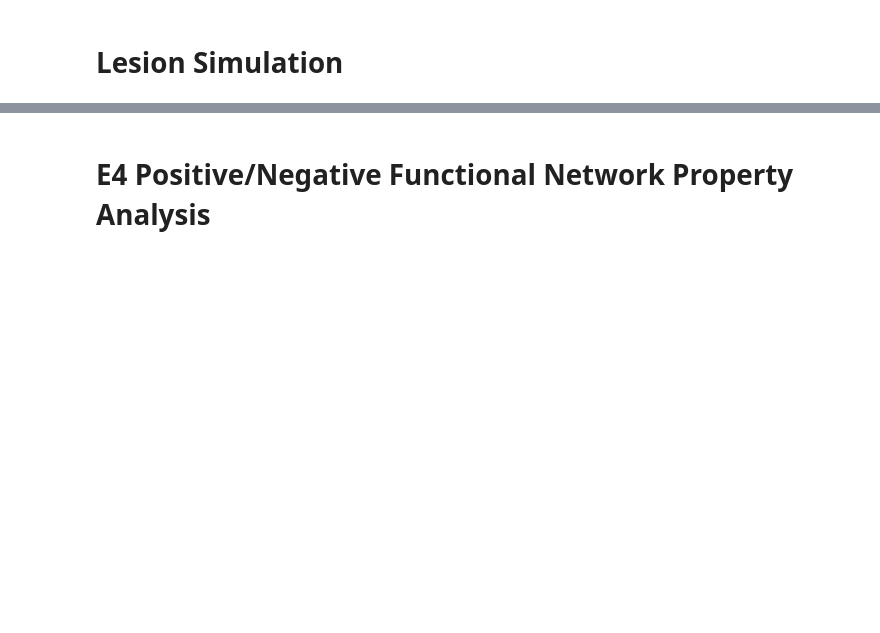
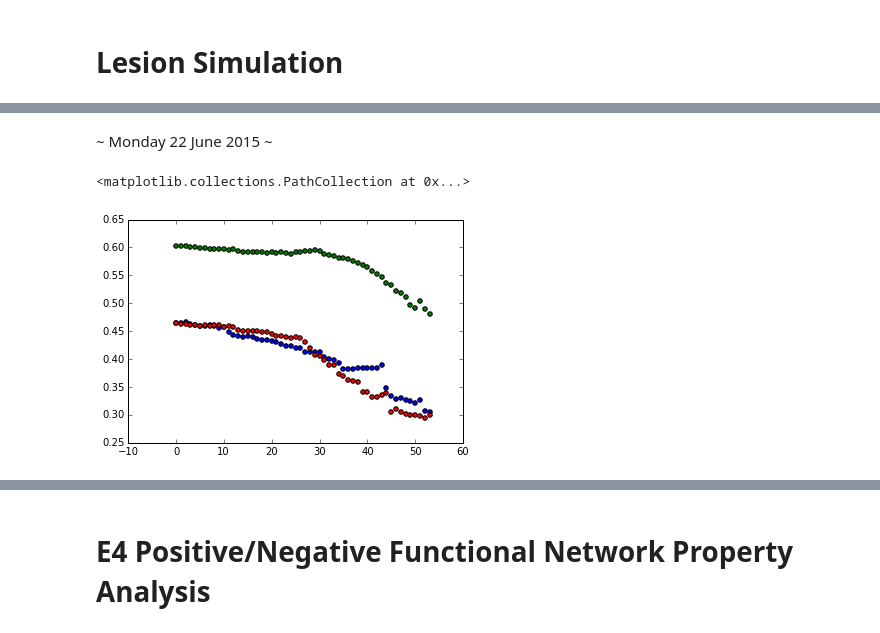
Before and after one commit to dinodigma/research, a Jupyter notebook: dino_surf15.ipynb, the cells around one changed output, grey strips where cells are left out. Cells and saved outputs as stored; diff of their text form; code cells hidden in the pictures; blank space fills up the shorter version.

Commit message:
june22

```diff
--- a/dino_surf15.ipynb
+++ b/dino_surf15.ipynb
@@ -43,11 +43,20 @@ def get_subsess(path):
     return path[ind1:ind2]
 
 def is_geno_pos(ss):
-    num_copies = subject_summary[subject_summary.Subsess == ss].values[0][6]
-    if num_copies not in [0, 1, 2]:
-        print "No genotype data: " + find_id(ss)
+    if len(ss) > 7:
+        num_copies = subject_summary[subject_summary.Subsess == ss].values[0][6]
+        if num_copies not in [0, 1, 2]:
+            print "No genotype data: " + find_id(ss)
+            return
+        else:
+            return num_copies > 0.0
     else:
-        return num_copies > 0.0
+        num_copies = subject_summary[subject_summary.LBLID == ss].values[0][6]
+        if num_copies not in [0, 1, 2]:
+            print "No genotype data: " + find_id(ss)
+            return
+        else:
+            return num_copies > 0.0
 # %% [markdown]
 ~ Wednesday 17 June 2015 ~
 # %% [markdown]
@@ -383,0 +428,3 @@ array([ [64, 1, 4, 38, 39, 8, 9, 71, 77, 15, 48, 72, 20, 23, 56, 25, 58, 29, 30,
+# %%
+fnet = group_net.copy()
+pnet = thr_pib_net.copy()
@@ -383,0 +497,38 @@ array([ [64, 1, 4, 38, 39, 8, 9, 71, 77, 15, 48, 72, 20, 23, 56, 25, 58, 29, 30,
+# %% [markdown]
+~ Monday 22 June 2015 ~
+# %%
+x = range(70)
+y = range(0, 1)
+fig = plt.figure()
+ax = fig.add_subplot(111)
+
+fnet = group_net.copy()
+pos_fnet = pos_group_net.copy()
+neg_fnet = neg_group_net.copy()
+pnet = thr_pib_net.copy()
+
+# Run simulation with E4 Positive Subjects
+ypos_list = run_simulation(pos_fnet, pnet)
+xpos_list = range(len(ypos_list))
+ax.scatter(xpos_list, ypos_list, c = 'b')
+
+pnet = thr_pib_net.copy()
+# Run simulation with E4 Negative Subjects
+yneg_list = run_simulation(neg_fnet, pnet)
+xneg_list = range(len(yneg_list))
+ax.scatter(xneg_list, yneg_list, c = 'r')
+
+pnet = thr_pib_net.copy()
+
+# Run simulation with Random network
+rand_net = group_net.copy()
+rand_mat = nx.to_numpy_matrix(rand_net)
+np.random.shuffle(rand_mat)
+rand_net = nx.from_numpy_matrix(rand_mat)
+
+y_list_rand = run_simulation(rand_net, pnet)
+x_list_rand = range(len(y_list_rand))
+ax.scatter(x_list_rand, y_list_rand, c = 'g')
+# %% [output]
+<matplotlib.collections.PathCollection at 0x...>
+[figure, added]
```
Also changed, not shown: parts of 12 cells of this notebook.
